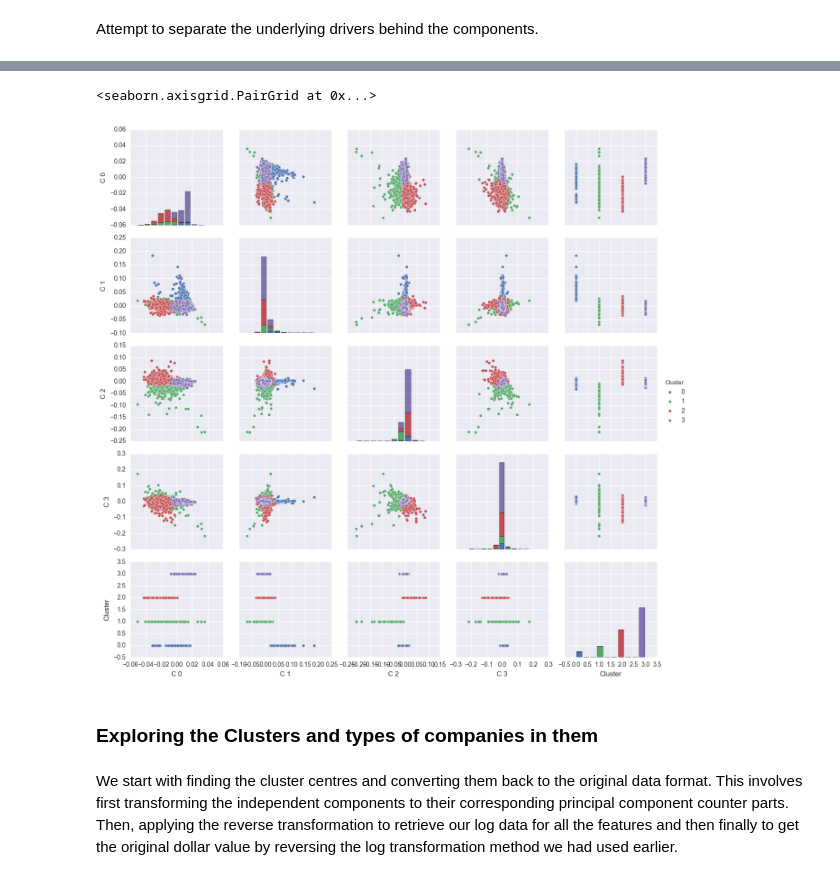
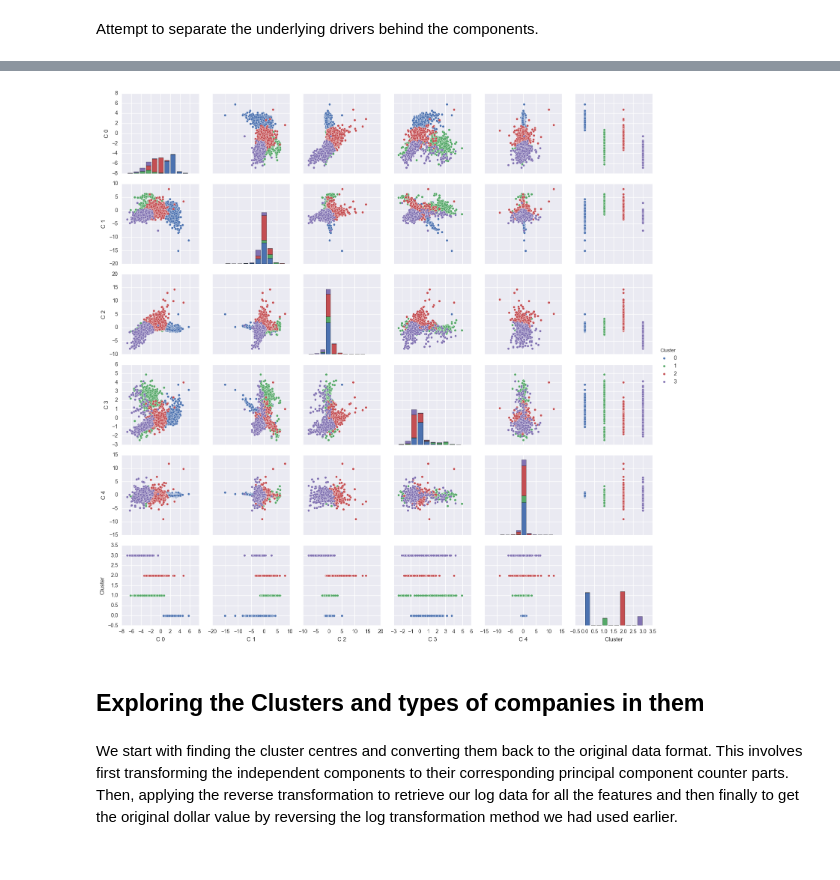
Before and after one commit to faisalhamid1162/machine-learning, a Jupyter notebook: projects/capstone/EquityTrading.ipynb, the cells around one changed output, grey strips where cells are left out. Saved outputs shown, nothing was run; the diff lists cells and outputs as text; code cells hidden in the pictures.

```diff
--- a/projects/capstone/EquityTrading.ipynb
+++ b/projects/capstone/EquityTrading.ipynb
@@ -546,7 +610,7 @@ def getCorrelatedFeatures(inputCategory, maxFeatures=10, correlationCutoff=0.8):
     logCompanyDataCorr = finalData.corr()
     logCompanyDataCorr = logCompanyDataCorr.where(logCompanyDataCorr.gt(correlationCutoff)).iloc[np.argwhere(logCompanyDataCorr.index.values==inputCategory)[0][0], :]
     tempranks = logCompanyDataCorr.rank(ascending=False)
-    return logCompanyDataCorr.loc[tempranks[tempranks.gt(1) & tempranks.le(maxFeatures+1)].index.values]
+    return logCompanyDataCorr.loc[tempranks[tempranks.gt(1) & tempranks.le(maxFeatures+1)].index.values].sort_values(ascending=False)
 
 #Test the function
 display(pd.DataFrame(getCorrelatedFeatures('LongTermDebt', maxFeatures=5, correlationCutoff=0.5)))
@@ -569,6 +633,6 @@ def findCorrelatedFeatures(inputCategory, correlationCutoff=0.5):
         temp.drop(maxNull, axis=1, inplace=True)
     return temp
 
-display(findCorrelatedFeatures('EarningsPerShareDiluted', 0.3))
+display(findCorrelatedFeatures('EarningsPerShareDiluted', 0.8))
 # %% [output]
 |  | LongTermDebt |
@@ -686,5 +767,5 @@ finalFeatures = finalData.notnull().loc[:, tempLabels].cumprod(axis=1).sum()
 # %%
-cutoff = 4900
+cutoff = 5000
 finalFeatures = (finalFeatures[finalFeatures.gt(cutoff)]).index.values
 # %%
 #tempdata = logCompanyData.median(level=1)
@@ -758,6 +835,6 @@ display(pd.DataFrame(pca.explained_variance_ratio_.cumsum(), columns=['Cum. Expl
 # %%
 tempdata = finalData.loc[:, finalFeatures].dropna(how='any')
-pca = PCA(n_components=4, whiten=True)
+pca = PCA(n_components=5)
 pca.fit(tempdata)
 pca_results = pd.DataFrame(pca.transform(tempdata), columns=['PC_' + str(x) for x in range(pca.n_components_)])
 
@@ -826,19 +903,22 @@ display(ica_results.tail())
 # %%
-numClusters = [1, 2, 3, 4, 5, 6, 7, 8, 9, 10, 15, 20, 25]
+numClusters = [1, 2, 3, 4, 5, 6, 7, 8, 9, 10, 15, 20, 25, 30, 35, 40]
 #numClusters = [25, 30, 35, 45, 50, 55, 60]#, 8, 9, 10, 15, 20, 25]
 bicValues = []
 silhouetteValues = [np.nan]
-tempdata = ica_results
+tempdata = pca_results
 for eachCluster in numClusters:
-    #clusterer = GMM(n_components=eachCluster, random_state=0, covariance_type='full')
-    #clusterer = cluster.DBSCAN(eps=eachCluster/2.0, min_samples=1000)
+    #clusterer = GMM(n_components=eachCluster, min_covar=0.00001, random_state=0, covariance_type='spherical')
+    #clusterer = cluster.DBSCAN(eps=eachCluster/10.0, min_samples=10)
     #clusterer = cluster.SpectralClustering(n_clusters=eachCluster)
     clusterer = cluster.KMeans(n_clusters=eachCluster, random_state=0)
+    #clusterer = DPGMM(n_components=eachCluster, min_covar=0.00001, random_state=0,  covariance_type='tied')
     clusterer.fit(tempdata.values)
     if hasattr(clusterer, 'bic'):
         bicValues.append(clusterer.bic(tempdata.values))
+    elif hasattr(clusterer, 'score'):
+        bicValues.append(clusterer.score(tempdata.values))
     else:
-        bicValues.append(clusterer.score(tempdata.values))
+        bicValues.append(0)
     if hasattr(clusterer, 'labels_'):
         clustPreds = (clusterer.labels_.astype(np.int))
     else:
@@ -890,24 +976,25 @@ Name: Silhouette Scores, dtype: float64
 # %%
 #Set the final clustering model and corresponding parameters
-clusterer = cluster.KMeans(n_clusters=4,  random_state=0)
+clusterer = cluster.KMeans(n_clusters=4, random_state=0)
 #clusterer = cluster.SpectralClustering(n_clusters=3)
-#clusterer = cluster.DBSCAN(eps=20, min_samples=500)
-#clusterer = GMM(n_components=2, random_state=0, covariance_type='full')
-
-tempdata = ica_results
+#clusterer = cluster.DBSCAN(eps=0.7, min_samples=10)
+#clusterer = GMM(n_components=7, min_covar=0.00001, random_state=0, covariance_type='spherical')
+#clusterer = DPGMM(n_components=10, random_state=0, min_covar=0.00001, covariance_type='tied')
+#display(ica_results)
 clusterer.fit(tempdata.values)
 if hasattr(clusterer, 'labels_'):
     clustPreds = clusterer.labels_.astype(np.int)
 else:
     clustPreds = clusterer.predict(tempdata.values)
+
 finalClusters = pd.concat([pd.DataFrame(tempdata.values, columns=['C ' + str(x) for x in range(np.shape(tempdata.values)[1])]), pd.Series(clustPreds, name='Cluster')], axis=1)
 finalClusters.index = tempdata.index
 sns.pairplot(finalClusters, hue='Cluster')
+clustPreds = pd.Series(clustPreds, finalData.loc[:, finalFeatures].dropna(how='any').index, name='Cluster')
 # %% [output]
-<seaborn.axisgrid.PairGrid at 0x...>
-[figure, old version]
+[figure, new version]
 # %% [markdown]
-### Exploring the Clusters and types of companies in them
+## Exploring the Clusters and types of companies in them
 # %% [markdown]
 We start with finding the cluster centres and converting them back to the original data format.  This involves first transforming the independent components to their corresponding principal component counter parts.  Then, applying the reverse transformation to retrieve our log data for all the features and then finally to get the original dollar value by reversing the log transformation method we had used earlier.
 # %%
```
Also changed, not shown: parts of 34 cells of this notebook, 3 other files.
